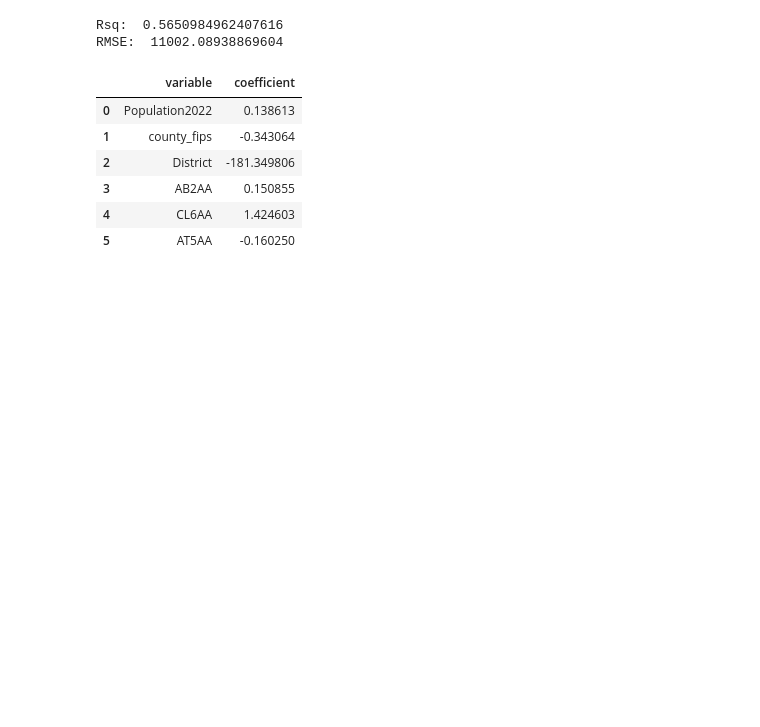
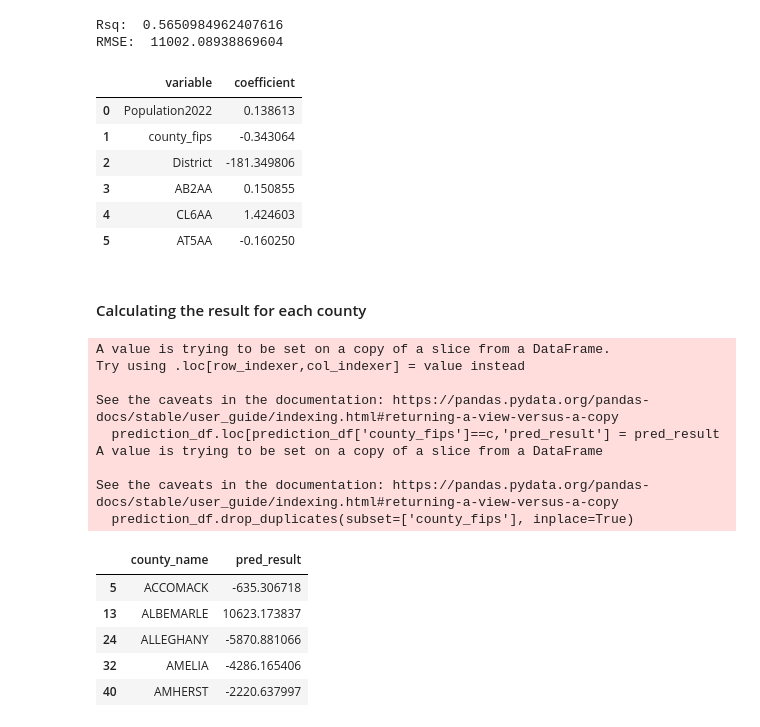
Before and after one commit to Nehach73/DS3001_project_voting, a Jupyter notebook: Project_Notebook_3.ipynb, the cells around one changed output. Drawn from its saved outputs; the diff is of its cells as text; code cells hidden in the pictures; blank space fills up the shorter version.

Commit message:
Predicted results

```diff
--- a/Project_Notebook_3.ipynb
+++ b/Project_Notebook_3.ipynb
@@ -244,3 +213,33 @@ RMSE:  11002.08938869604
 | 3 | AB2AA | 0.150855 |
 | 4 | CL6AA | 1.424603 |
 | 5 | AT5AA | -0.160250 |
+# %% [markdown]
+#### Calculating the result for each county
+# %%
+# Using 2020 data for the prediction
+prediction_df = voting_vars.loc[voting_vars['year']==2020,:]
+
+for c in prediction_df['county_fips'].unique():
+  county_df = prediction_df.loc[prediction_df['county_fips']==c,:]
+  pred_result = reg.predict(county_df[['Population2022', 'county_fips', 'District', 'AB2AA', 'CL6AA', 'AT5AA']])
+  prediction_df.loc[prediction_df['county_fips']==c,'pred_result'] = pred_result
+
+prediction_df.drop_duplicates(subset=['county_fips'], inplace=True)
+prediction_df = prediction_df[['county_name', 'pred_result']]
+prediction_df.head()
+# %% [output]
+A value is trying to be set on a copy of a slice from a DataFrame.
+Try using .loc[row_indexer,col_indexer] = value instead
+
+See the caveats in the documentation: https://pandas.pydata.org/pandas-docs/stable/user_guide/indexing.html#returning-a-view-versus-a-copy
+  prediction_df.loc[prediction_df['county_fips']==c,'pred_result'] = pred_result
+A value is trying to be set on a copy of a slice from a DataFrame
+
+See the caveats in the documentation: https://pandas.pydata.org/pandas-docs/stable/user_guide/indexing.html#returning-a-view-versus-a-copy
+  prediction_df.drop_duplicates(subset=['county_fips'], inplace=True)
+|  | county_name | pred_result |
+| 5 | ACCOMACK | -635.306718 |
+| 13 | ALBEMARLE | 10623.173837 |
+| 24 | ALLEGHANY | -5870.881066 |
+| 32 | AMELIA | -4286.165406 |
+| 40 | AMHERST | -2220.637997 |
```
Also changed, not shown: parts of 9 cells of this notebook.
